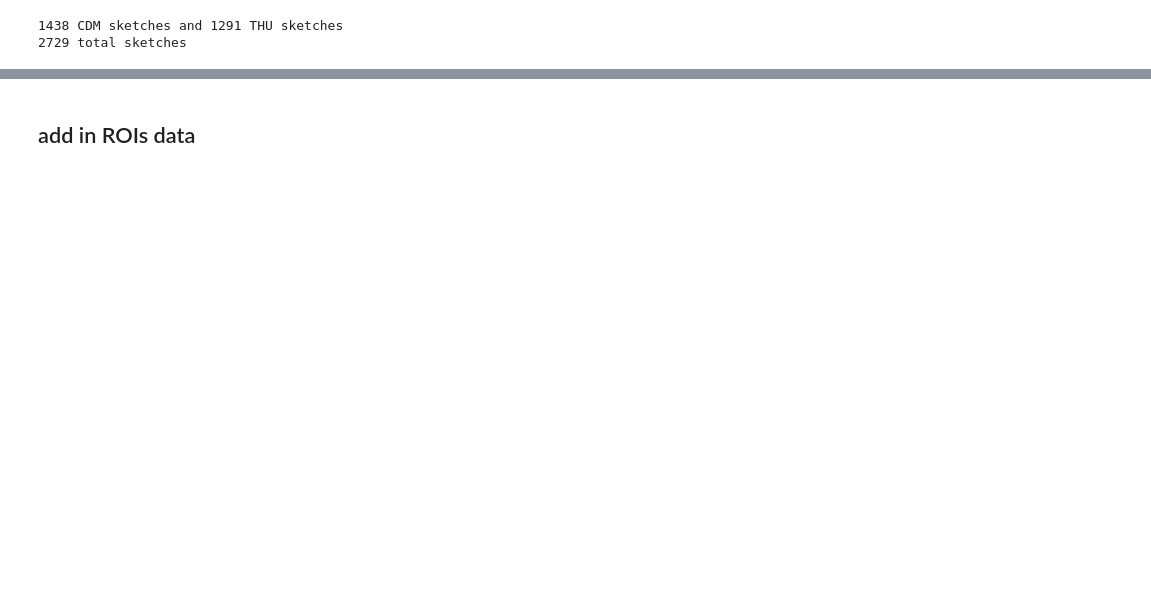
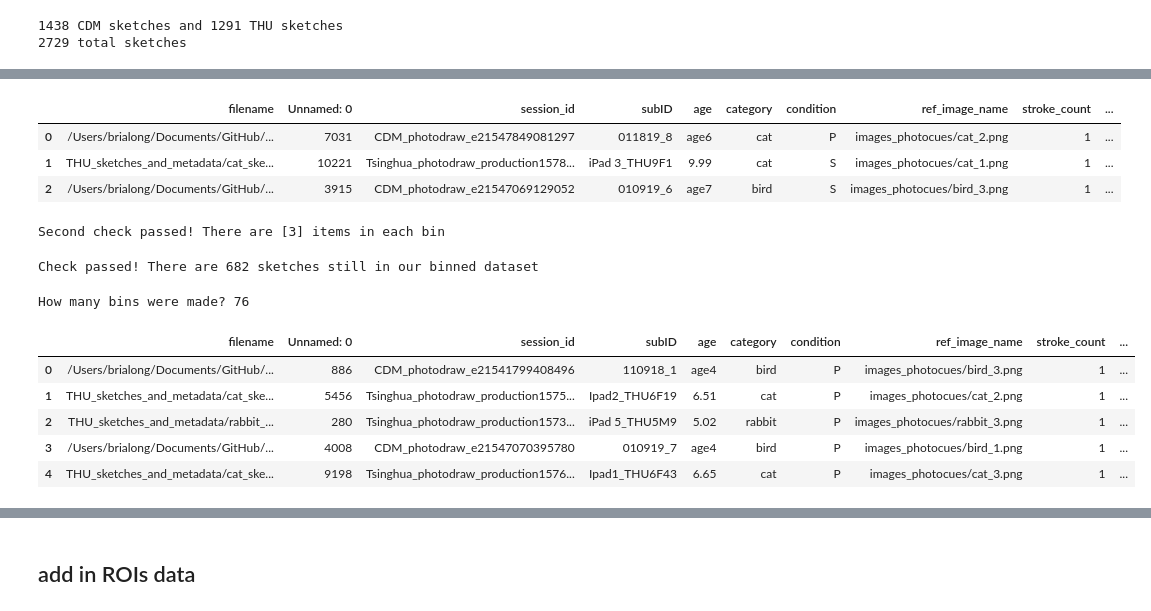
Before and after one commit to brialorelle/xculture-draw, a Jupyter notebook: experiments/part_annotations/stimuli/devphotodraw_annotations_upload_stims_to_MongoDB.ipynb, the cells around one changed output, grey strips where cells are left out. Saved outputs shown, nothing was run; the diff lists cells and outputs as text; code cells hidden in the pictures; blank space fills up the shorter version.

```diff
--- a/experiments/part_annotations/stimuli/devphotodraw_annotations_upload_stims_to_MongoDB.ipynb
+++ b/experiments/part_annotations/stimuli/devphotodraw_annotations_upload_stims_to_MongoDB.ipynb
@@ -96,0 +207,4 @@ Name: category, dtype: int64
+# %%
+## randomly shuffle and split into 4 new bins
+shuffled = need_split.sample(frac=1)
+result = np.array_split(shuffled, num_divide_by)
@@ -96,0 +246,68 @@ Name: category, dtype: int64
+# %%
+extra_result_1 = result_2.tail(1)
+extra_result_2 = result_1.tail(1)
+
+result_4 = result_4.append(extra_result_1)
+result_4['bin'] = int(result_4.iloc[0]['bin'])
+
+result_5 = result_5.append(extra_result_2)
+result_5['bin'] = int(result_5.iloc[0]['bin'])
+# %%
+## remove first bin, so that we can replace it
+G = G[G.bin != 0]
+
+# add the new bins back into the dataframe
+G = pd.concat([G, result_1,
+                  result_2,
+                  result_3,
+                  result_4,
+                  result_5]).reset_index(drop=True)
+# %%
+# visually check the first bin
+G.loc[G['bin'] == 0].reset_index(drop=True)
+# %% [output]
+|  | filename | Unnamed: 0 | session_id | subID | age | category | condition | ref_image_name | stroke_count | ... |
+| 0 | /Users/brialong/Documents/GitHub/... | 7031 | CDM_photodraw_e21547849081297 | 011819_8 | age6 | cat | P | images_photocues/cat_2.png | 1 | ... |
+| 1 | THU_sketches_and_metadata/cat_ske... | 10221 | Tsinghua_photodraw_production1578... | iPad 3_THU9F1 | 9.99 | cat | S | images_photocues/cat_1.png | 1 | ... |
+| 2 | /Users/brialong/Documents/GitHub/... | 3915 | CDM_photodraw_e21547069129052 | 010919_6 | age7 | bird | S | images_photocues/bird_3.png | 1 | ... |
+# %%
+## do we have the 4 items in each bin?
+checker = []
+for i, bins in G.groupby('bin'):
+    c = bins['filename'].nunique()
+    checker.append(c)
+
+C = pd.DataFrame(checker, columns=['numSketch'])
+
+print('Second check passed! There are {} items in each bin'.format(C['numSketch'].unique()))
+assert C['numSketch'].unique() == G["category"].nunique()
+# %% [output]
+Second check passed! There are [3] items in each bin
+# %%
+## did we retain all our sketches?
+assert G['filename'].nunique() == whichGroup['filename'].nunique()
+print('Check passed! There are {} sketches still in our binned dataset'.format(G['filename'].nunique()))
+# %% [output]
+Check passed! There are 682 sketches still in our binned dataset
+# %%
+## currently there are 3 sketches in each bin
+## now we want to group bins, so that there are 9 sketches in a 'bin_9'
+numbers = list(range(0, G['bin'].max()+1))
+numbers = pd.DataFrame(numbers, columns=['bin'])
+numbers['bin_9'] = np.arange(len(numbers)) // 3
+
+regroup_df = G.merge(numbers, left_on='bin', right_on='bin')
+# %%
+print('How many bins were made? {}'.format(regroup_df['bin_9'].nunique()))
+# %% [output]
+How many bins were made? 76
+# %%
+## visually look at things
+regroup_df.head()
+# %% [output]
+|  | filename | Unnamed: 0 | session_id | subID | age | category | condition | ref_image_name | stroke_count | ... |
+| 0 | /Users/brialong/Documents/GitHub/... | 886 | CDM_photodraw_e21541799408496 | 110918_1 | age4 | bird | P | images_photocues/bird_3.png | 1 | ... |
+| 1 | THU_sketches_and_metadata/cat_ske... | 5456 | Tsinghua_photodraw_production1575... | Ipad2_THU6F19 | 6.51 | cat | P | images_photocues/cat_2.png | 1 | ... |
+| 2 | THU_sketches_and_metadata/rabbit_... | 280 | Tsinghua_photodraw_production1573... | iPad 5_THU5M9 | 5.02 | rabbit | P | images_photocues/rabbit_3.png | 1 | ... |
+| 3 | /Users/brialong/Documents/GitHub/... | 4008 | CDM_photodraw_e21547070395780 | 010919_7 | age4 | bird | P | images_photocues/bird_1.png | 1 | ... |
+| 4 | THU_sketches_and_metadata/cat_ske... | 9198 | Tsinghua_photodraw_production1576... | Ipad1_THU6F43 | 6.65 | cat | P | images_photocues/cat_3.png | 1 | ... |
```
Also changed, not shown: parts of 42 cells of this notebook, 1 other file.
